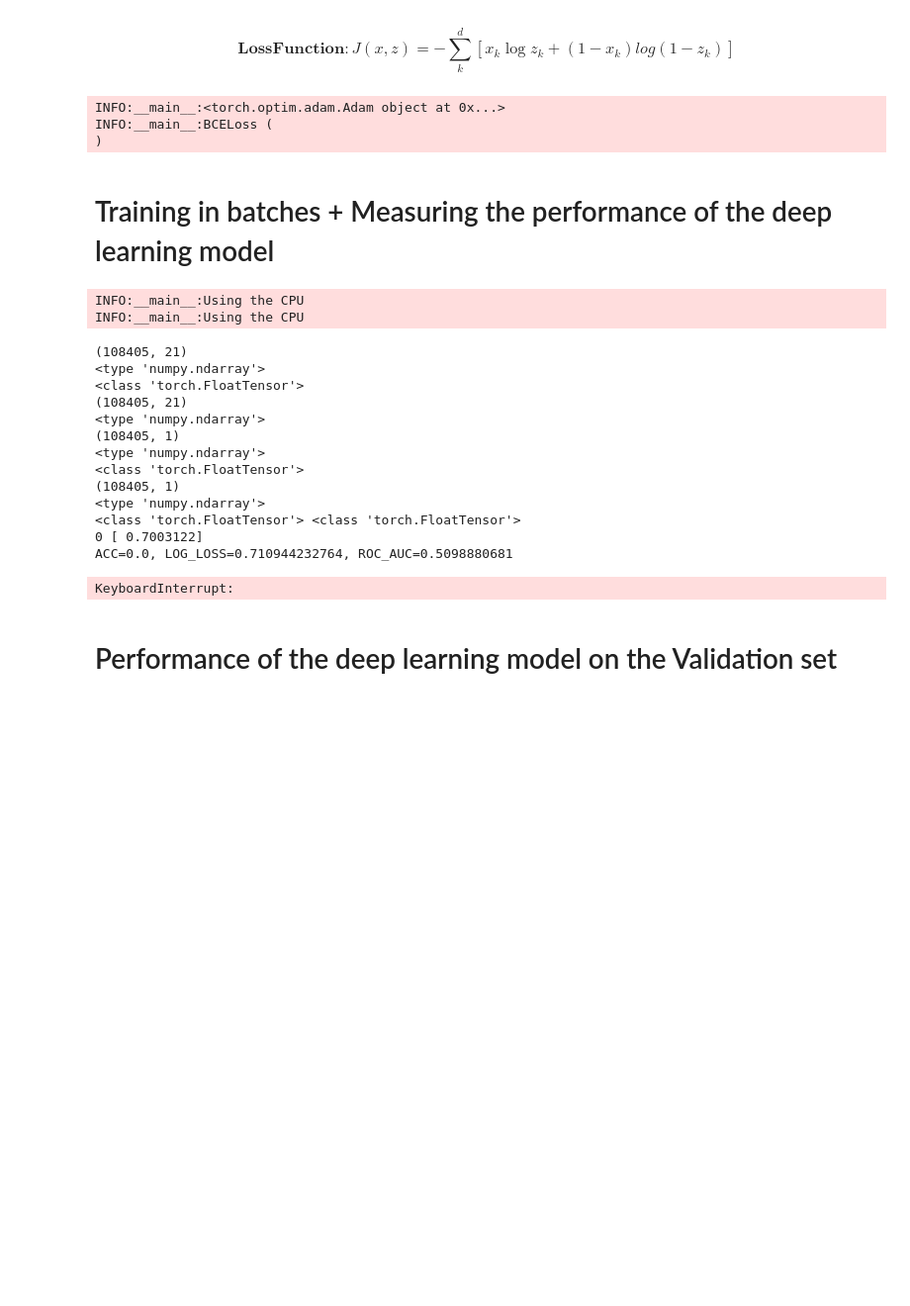
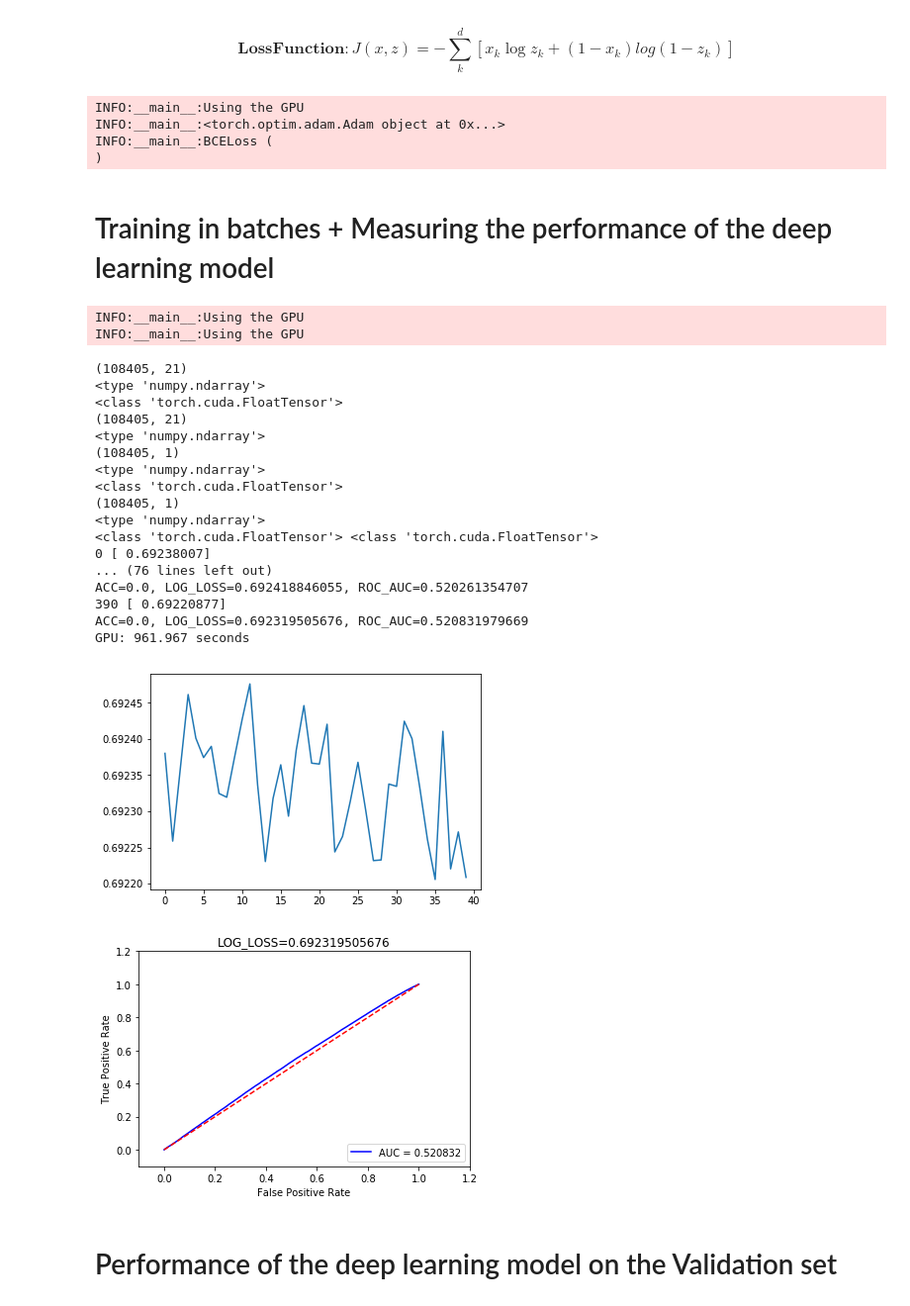
Before and after one commit to sunghoonyang/Deep-Learning-Boot-Camp, a Jupyter notebook: day 02 PyTORCH and PyCUDA/PyTorch/18-PyTorch-NUMER.AI-Binary-Classification-BCELoss.ipynb, the cells around one changed output. Shown: that part at 99% size. Drawn from its saved outputs; the diff is of its cells as text; code cells hidden in the pictures; blank space fills up the shorter version.

```diff
--- a/day 02 PyTORCH and PyCUDA/PyTorch/18-PyTorch-NUMER.AI-Binary-Classification-BCELoss.ipynb
+++ b/day 02 PyTORCH and PyCUDA/PyTorch/18-PyTorch-NUMER.AI-Binary-Classification-BCELoss.ipynb
@@ -411,7 +411,7 @@ class Net2(nn.Module):
         x = self.dis(x)
         return x
 
-hiddenLayer1Size=1024
+hiddenLayer1Size=1432
 hiddenLayer2Size=int(hiddenLayer1Size/8)
 hiddenLayer3Size=int(hiddenLayer1Size/16)
 hiddenLayer4Size=int(hiddenLayer1Size/32)
@@ -439,10 +439,10 @@ sigmoid = torch.nn.Sigmoid()
 tanh=torch.nn.Tanh()
 relu=torch.nn.LeakyReLU()
 
-net = torch.nn.Sequential(linear1,dropout,tanh,nn.BatchNorm1d(hiddenLayer1Size),
-                          linear2,dropout,tanh,
+net = torch.nn.Sequential(linear1,dropout,relu,nn.BatchNorm1d(hiddenLayer1Size),
+                          linear2,dropout,relu,
                           linear3,dropout,relu,
-                          linear4,dropout,tanh,
+                          linear4,dropout,relu,
                           linear5,dropout,relu,
                           linear6,sigmoid
                           )
@@ -571,6 +571,7 @@ if use_cuda:
 lgr.info (optimizer)
 lgr.info (loss_func)
 # %% [output]
+INFO:__main__:Using the GPU
 INFO:__main__:<torch.optim.adam.Adam object at 0x...>
 INFO:__main__:BCELoss (
 )
@@ -579,7 +580,7 @@ INFO:__main__:BCELoss (
 # %%
 import time
 start_time = time.time()
-epochs=100 # change to 1500 for better results
+epochs=400 # change to 1500 for better results
 all_losses = []
 
 X_tensor_train= XnumpyToTensor(trainX)
@@ -615,41 +616,46 @@ for step in range(epochs):
 
 end_time = time.time()
 print ('{} {:6.3f} seconds'.format('GPU:', end_time-start_time))
 
 %matplotlib inline
 import matplotlib.pyplot as plt
 plt.plot(all_losses)
 plt.show()
 
 false_positive_rate, true_positive_rate, thresholds = roc_curve(target_y,pred_y)
 roc_auc = auc(false_positive_rate, true_positive_rate)
 
 plt.title('LOG_LOSS=' + str(log_loss(target_y, pred_y)))
 plt.plot(false_positive_rate, true_positive_rate, 'b', label='AUC = %0.6f' % roc_auc)
 plt.legend(loc='lower right')
 plt.plot([0, 1], [0, 1], 'r--')
 plt.xlim([-0.1, 1.2])
 plt.ylim([-0.1, 1.2])
 plt.ylabel('True Positive Rate')
 plt.xlabel('False Positive Rate')
 plt.show()
 # %% [output]
-INFO:__main__:Using the CPU
-INFO:__main__:Using the CPU
+INFO:__main__:Using the GPU
+INFO:__main__:Using the GPU
 (108405, 21)
 <type 'numpy.ndarray'>
-<class 'torch.FloatTensor'>
+<class 'torch.cuda.FloatTensor'>
 (108405, 21)
 <type 'numpy.ndarray'>
 (108405, 1)
 <type 'numpy.ndarray'>
-<class 'torch.FloatTensor'>
+<class 'torch.cuda.FloatTensor'>
 (108405, 1)
 <type 'numpy.ndarray'>
-<class 'torch.FloatTensor'> <class 'torch.FloatTensor'>
-0 [ 0.7003122]
-ACC=0.0, LOG_LOSS=0.710944232764, ROC_AUC=0.5098880681
+<class 'torch.cuda.FloatTensor'> <class 'torch.cuda.FloatTensor'>
+0 [ 0.69238007]
+... (76 lines left out)
+ACC=0.0, LOG_LOSS=0.692418846055, ROC_AUC=0.520261354707
+390 [ 0.69220877]
+ACC=0.0, LOG_LOSS=0.692319505676, ROC_AUC=0.520831979669
+GPU: 961.967 seconds
-KeyboardInterrupt:
+[figure, added]
+[figure, added]
 # %% [markdown]
 #  Performance of the deep learning model on the Validation set
 # %%
```
Also changed, not shown: parts of 7 cells of this notebook, 5 other files.
